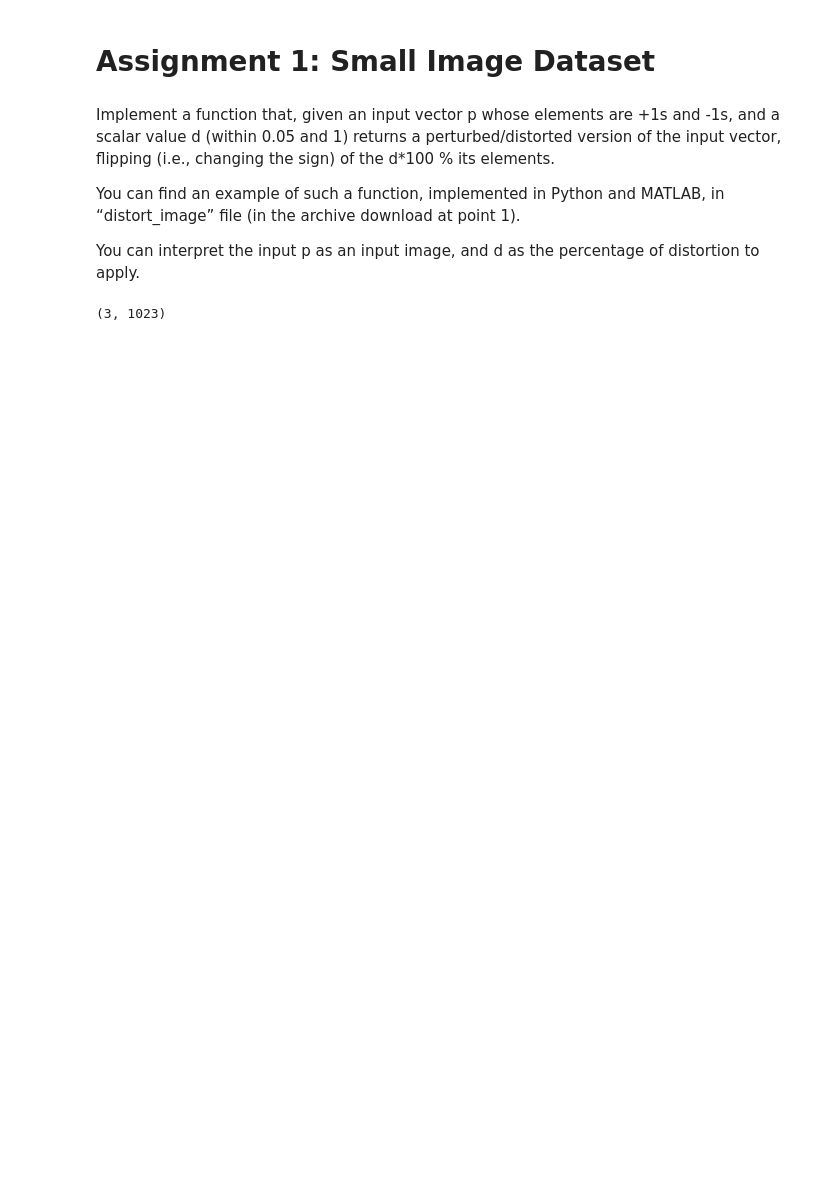
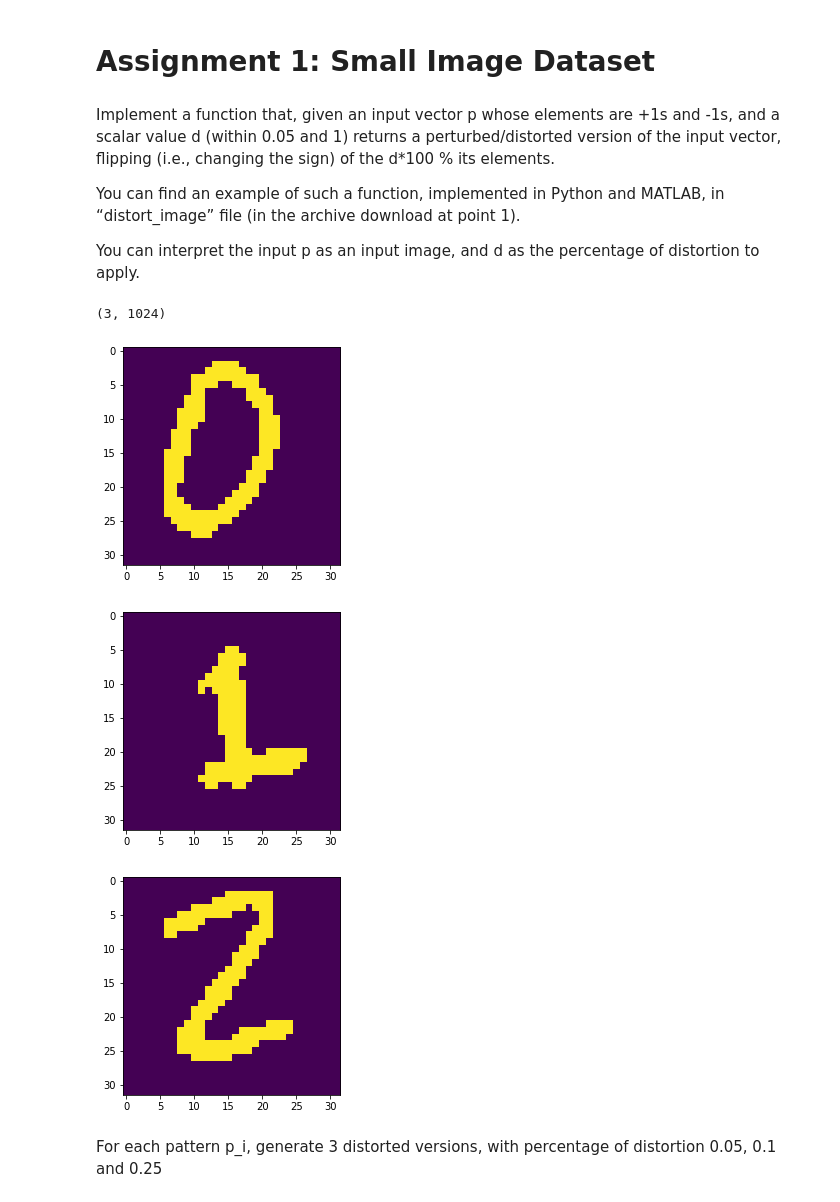
Before and after one commit to francescapoli98/computational-neuroscience, a Jupyter notebook: LAB2_2/hopfield_network.ipynb, the cells around one changed output. Saved outputs shown, nothing was run; the diff lists cells and outputs as text; code cells hidden in the pictures; blank space fills up the shorter version.

```diff
--- a/LAB2_2/hopfield_network.ipynb
+++ b/LAB2_2/hopfield_network.ipynb
@@ -26,11 +25,19 @@ np.random.seed(seed)
 # %%
-patterns = [pd.read_csv(filename).to_numpy()
-            for filename in glob.iglob('./data/p*.csv',
-                                    recursive = False)]
+patterns = [pd.read_csv(filename, header=None).to_numpy()
+            for filename in glob.iglob('./data/p*.csv')]
 patterns = np.array(patterns).squeeze()
 patterns.shape
 # %% [output]
-(3, 1023)
+(3, 1024)
+# %%
+for p in patterns:
+    plt.figure()
+    p0 = p.reshape(32, 32)
+    plt.imshow(p0.T, vmin=-1, vmax=1)
+# %% [output]
+[figure, added]
+[figure, added]
+[figure, added]
 # %%
 #through this unction we obtain a distorted version of the patterns
 #those will be fed to the network as the x (neuron states)
@@ -52,6 +59,8 @@ def distort_image(im, prop):
 
     # Return of the image to its original format after distortion.
     return im_flat.reshape(im.shape)
+# %% [markdown]
+For each pattern p_i, generate 3 distorted versions, with percentage of distortion 0.05, 0.1 and 0.25
 # %%
 distortion = [0.05, 0.1, 0.25]
 dist_img = [distort_image(p, d) for p in patterns for d in distortion]
```
Also changed, not shown: parts of 9 cells of this notebook, 1 other file.
